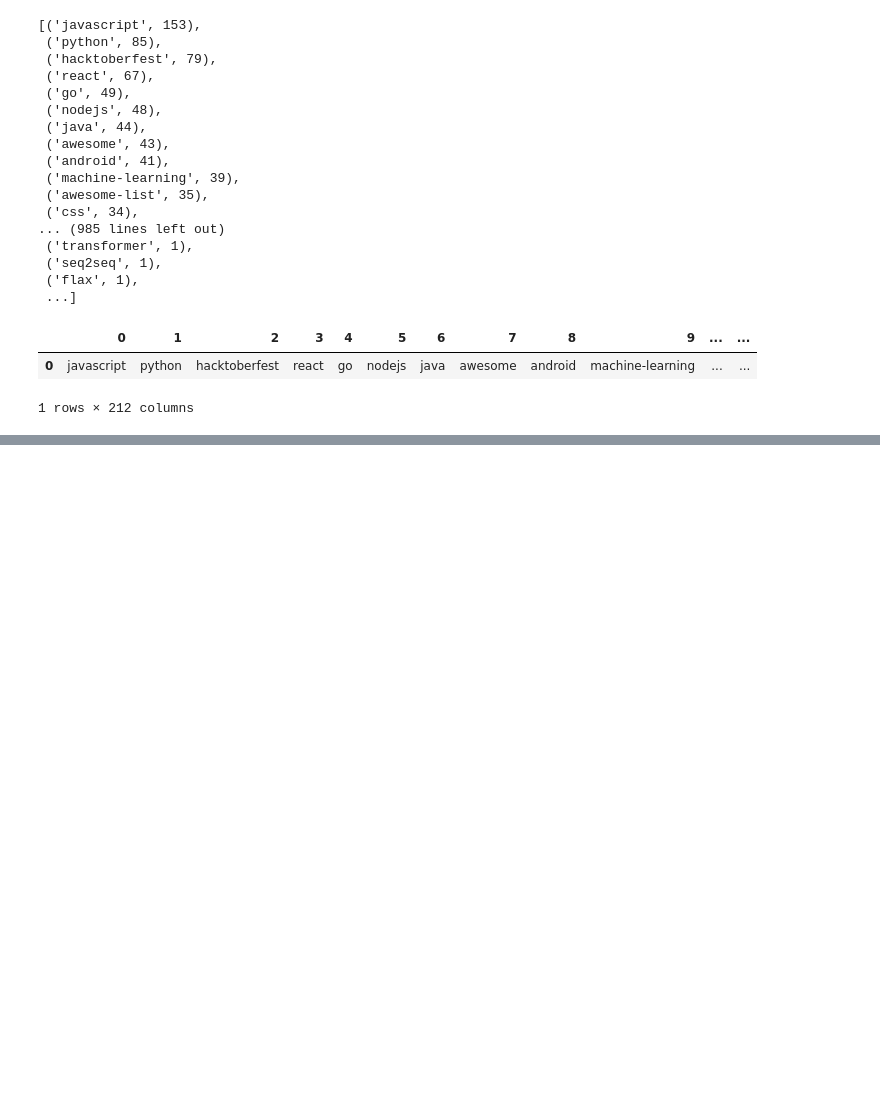
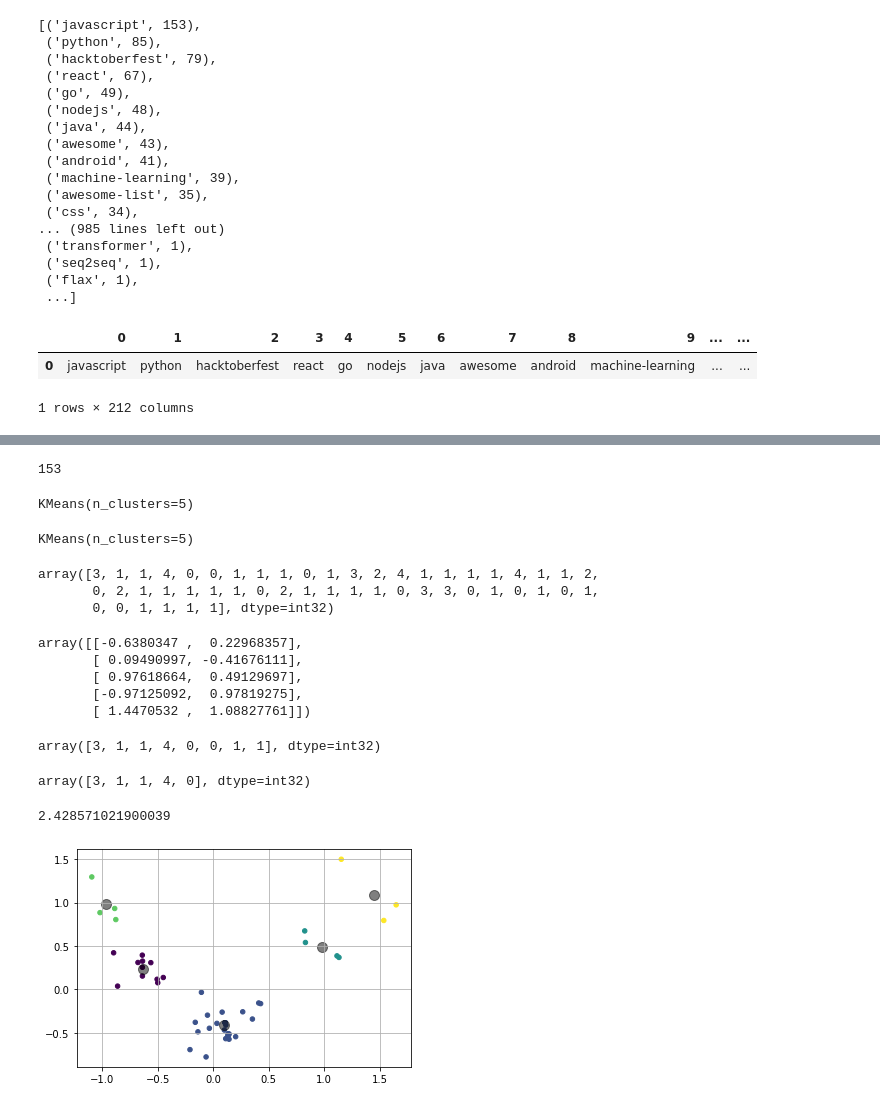
Before and after one commit to park1997/GitHub_Crawling_TextMining_Project, a Jupyter notebook: ParkByeongHyeon/Github_kmeans_clustering.ipynb, the cells around one changed output, grey strips where cells are left out. Saved outputs shown, nothing was run; the diff lists cells and outputs as text; code cells hidden in the pictures; blank space fills up the shorter version.

```diff
--- a/ParkByeongHyeon/Github_kmeans_clustering.ipynb
+++ b/ParkByeongHyeon/Github_kmeans_clustering.ipynb
@@ -99,0 +197,58 @@ for topics in df['topic_keyword']:
+# %%
+# pca를 학습하면 몇개의 컴포넌트를 찾아냈는지 확인할 수있음
+# 153는 212차원에 정보량을 100이라고 했을때,  95 만큼을 보존하게 하려면 153차원으로 줄이면된다 라는 뜻
+pca.n_components_
+# %% [output]
+153
+# %%
+# Instantiate the clustering model
+# n_init : 랜덤한 초기값을 몇번이나 다르게 설정해서 돌릴건지
+# max_iter=300 : iteration을 반복적으로 수행하면 서 좋을 결과로 수렴하게되는데 그 횟수를 몇번 할 것인지
+# verbose : 계산과정 보여줌 0,1,2 이렇게 해서 보여주는 정보의 양을 조절 할 수있음
+kmeans = KMeans(n_clusters=5)
+# kmeans = KMeans(n_clusters=4,verbose = 1)
+kmeans
+# %% [output]
+KMeans(n_clusters=5)
+# %%
+# 모델에 fitting 하기
+kmeans.fit(df_pca)
+# %% [output]
+KMeans(n_clusters=5)
+# %%
+y_kmeans = kmeans.predict(df_pca)
+y_kmeans
+# %% [output]
+array([3, 1, 1, 4, 0, 0, 1, 1, 1, 0, 1, 3, 2, 4, 1, 1, 1, 1, 4, 1, 1, 2,
+       0, 2, 1, 1, 1, 1, 1, 0, 2, 1, 1, 1, 1, 0, 3, 3, 0, 1, 0, 1, 0, 1,
+       0, 0, 1, 1, 1, 1], dtype=int32)
+# %%
+kmeans.cluster_centers_
+# %% [output]
+array([[-0.6380347 ,  0.22968357],
+       [ 0.09490997, -0.41676111],
+       [ 0.97618664,  0.49129697],
+       [-0.97125092,  0.97819275],
+       [ 1.4470532 ,  1.08827761]])
+# %%
+kmeans.labels_[0:8]
+# %% [output]
+array([3, 1, 1, 4, 0, 0, 1, 1], dtype=int32)
+# %%
+y_kmeans[:5]
+# %% [output]
+array([3, 1, 1, 4, 0], dtype=int32)
+# %%
+# 클러스터링의 성능측정
+kmeans.inertia_
+# %% [output]
+2.428571021900039
+# %%
+plt.scatter(df_pca[:,0], df_pca[:,1], c=y_kmeans, s=20, cmap='viridis')
+
+centers = kmeans.cluster_centers_
+plt.scatter(centers[:,0], centers[:,1], c='black', s=100, alpha=0.5)
+plt.grid()
+plt.show()
+# %% [output]
+[figure, added]
```
Also changed, not shown: parts of 13 cells of this notebook.
